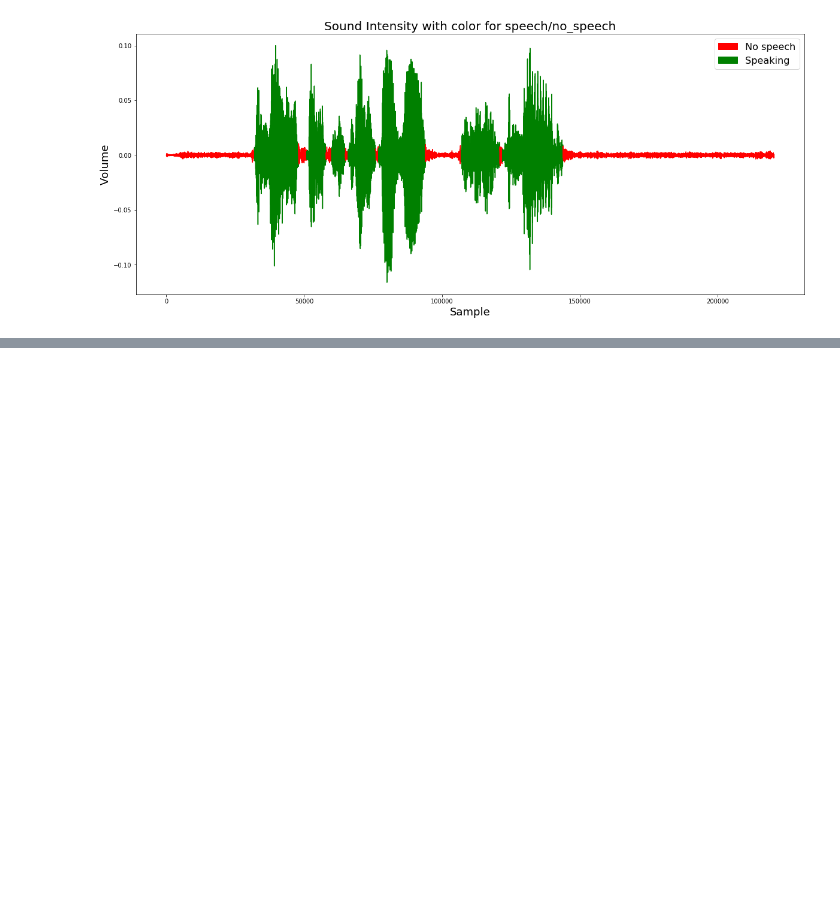
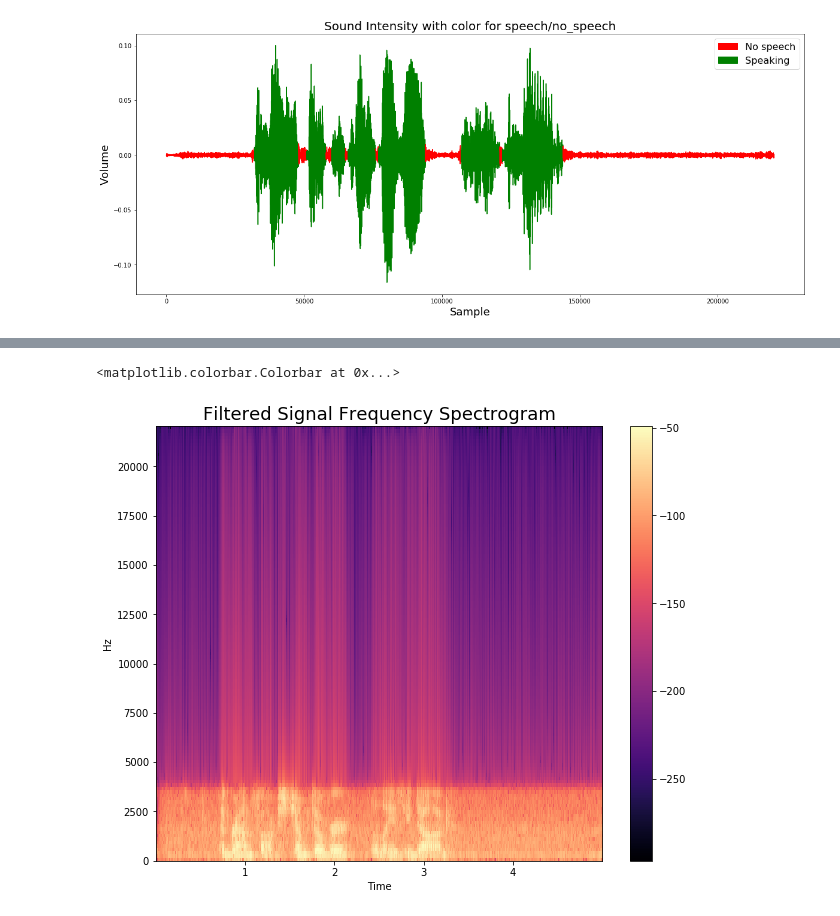
Before and after one commit to gseemann/audio_to_freq, a Jupyter notebook: Audio_File_Visualization_ and_Classification.ipynb, the cells around one changed output, grey strips where cells are left out. Saved outputs shown, nothing was run; the diff lists cells and outputs as text; code cells hidden in the pictures; blank space fills up the shorter version.

```diff
--- a/Audio_File_Classification.ipynb
+++ b/Audio_File_Visualization_ and_Classification.ipynb
@@ -351,0 +363,11 @@ plt.show()
+# %%
+#plot freq
+plt.figure(figsize=(10,8))
+plt.specgram(filtered, mode='psd',Fs=freq, cmap = 'magma')
+plt.title("Filtered Signal Frequency Spectrogram", fontsize=18)
+plt.xlabel('Time')
+plt.ylabel('Hz')
+plt.colorbar()
+# %% [output]
+<matplotlib.colorbar.Colorbar at 0x...>
+[figure, added]
```
Also changed, not shown: parts of 9 cells of this notebook.
